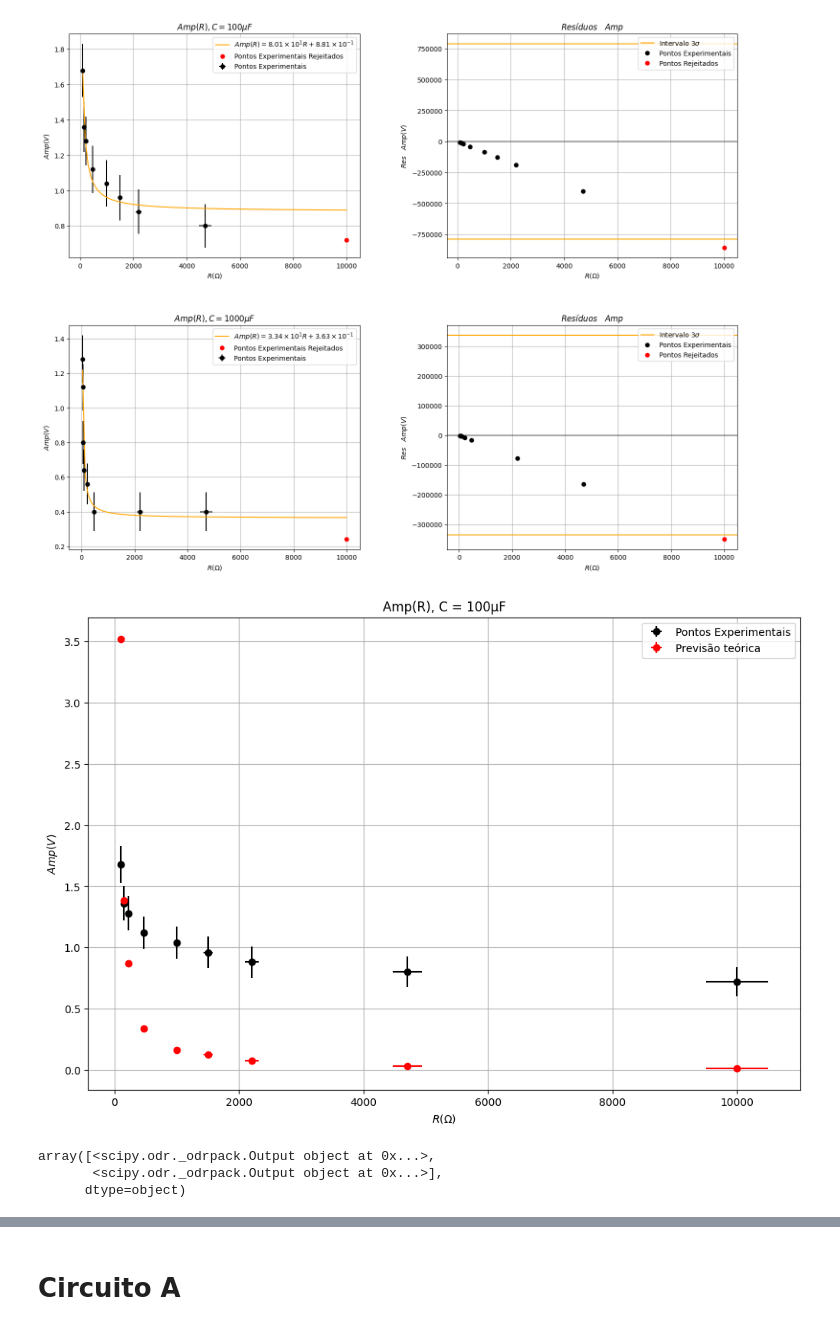
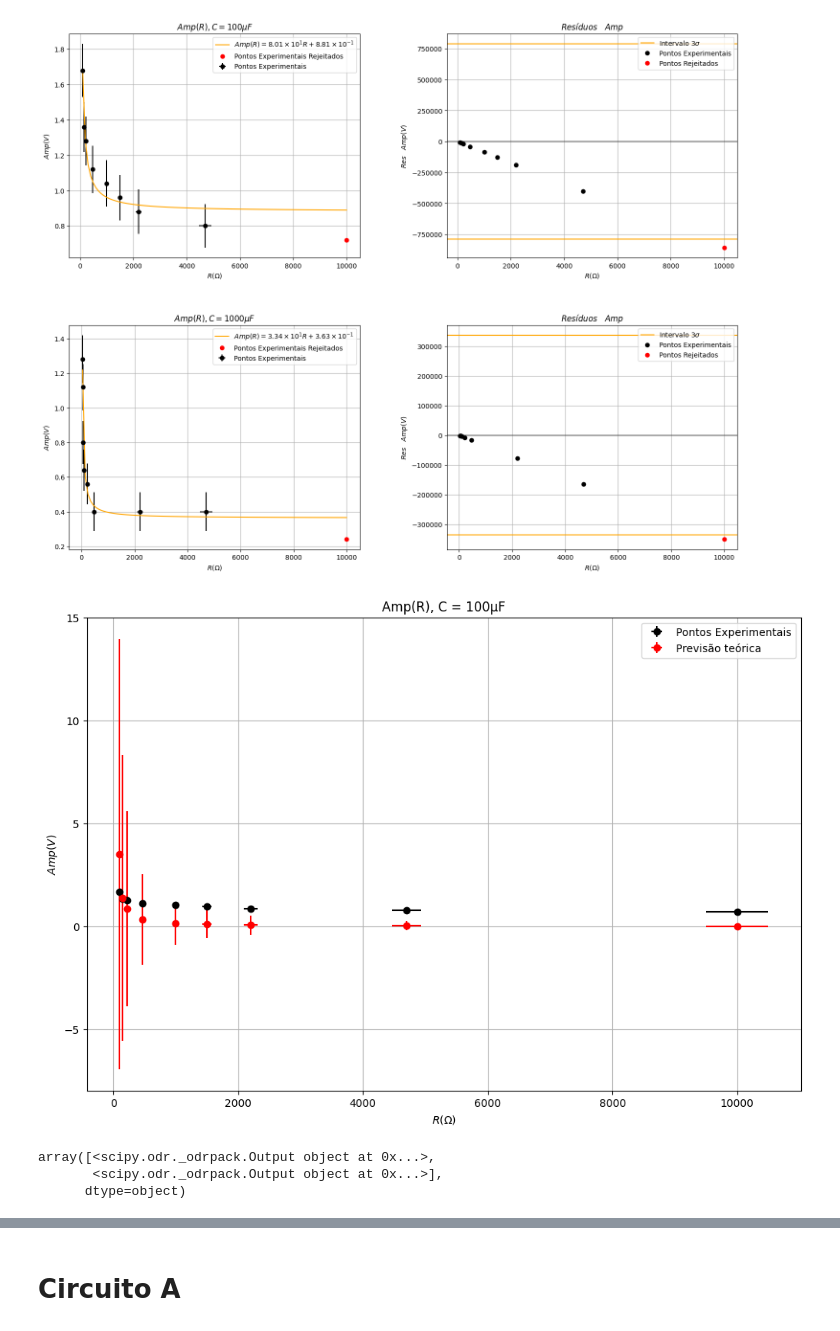
Before and after one commit to tivg0/labs-II, a Jupyter notebook: eletr/semana2/Fontes.ipynb, the cells around one changed output, grey strips where cells are left out. Saved outputs shown, nothing was run; the diff lists cells and outputs as text; code cells hidden in the pictures.

```diff
--- a/eletr/semana2/Fontes.ipynb
+++ b/eletr/semana2/Fontes.ipynb
@@ -26,10 +26,10 @@ adjusts = plotColumnReg([R100B,R1000B],[amp100B,amp1000B],[uR100B,uR1000B],[uAmp
 # %%
 ampT100B = peak100B/(freq*R100B*100e-6)
 uAmpT100B = np.sqrt((uPeak100B/(freq*R100B*100e-6))**2+(peak100B/(freq*R100B**2*100e-6)*uR100B)**2)
 
-plotMultipleReg([R100B,R100B],[amp100B,ampT100B],[uR100B,uR100B],[uAmp100B,np.zeros(len(uAmpT100B))],"Amp(R), C = 100μF","R(\Omega)","Amp(V)",["black","red"],["Pontos Experimentais", "Previsão teórica"],False)
+plotMultipleReg([R100B,R100B],[amp100B,ampT100B],[uR100B,uR100B],[uAmp100B,uAmpT100B],"Amp(R), C = 100μF","R(\Omega)","Amp(V)",["black","red"],["Pontos Experimentais", "Previsão teórica"],False)
 # %% [output]
-[figure, old version]
+[figure, new version]
 array([<scipy.odr._odrpack.Output object at 0x...>,
        <scipy.odr._odrpack.Output object at 0x...>],
       dtype=object)
```
Also changed, not shown: parts of 3 cells of this notebook.
